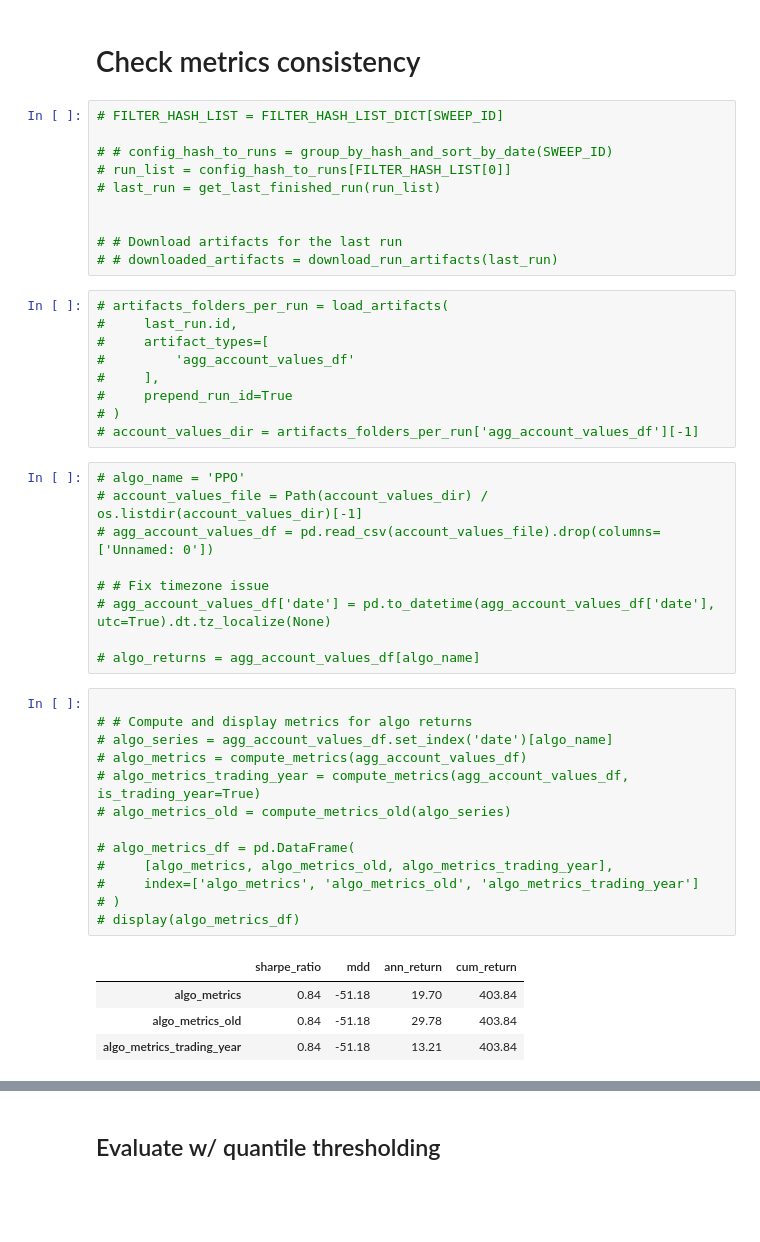
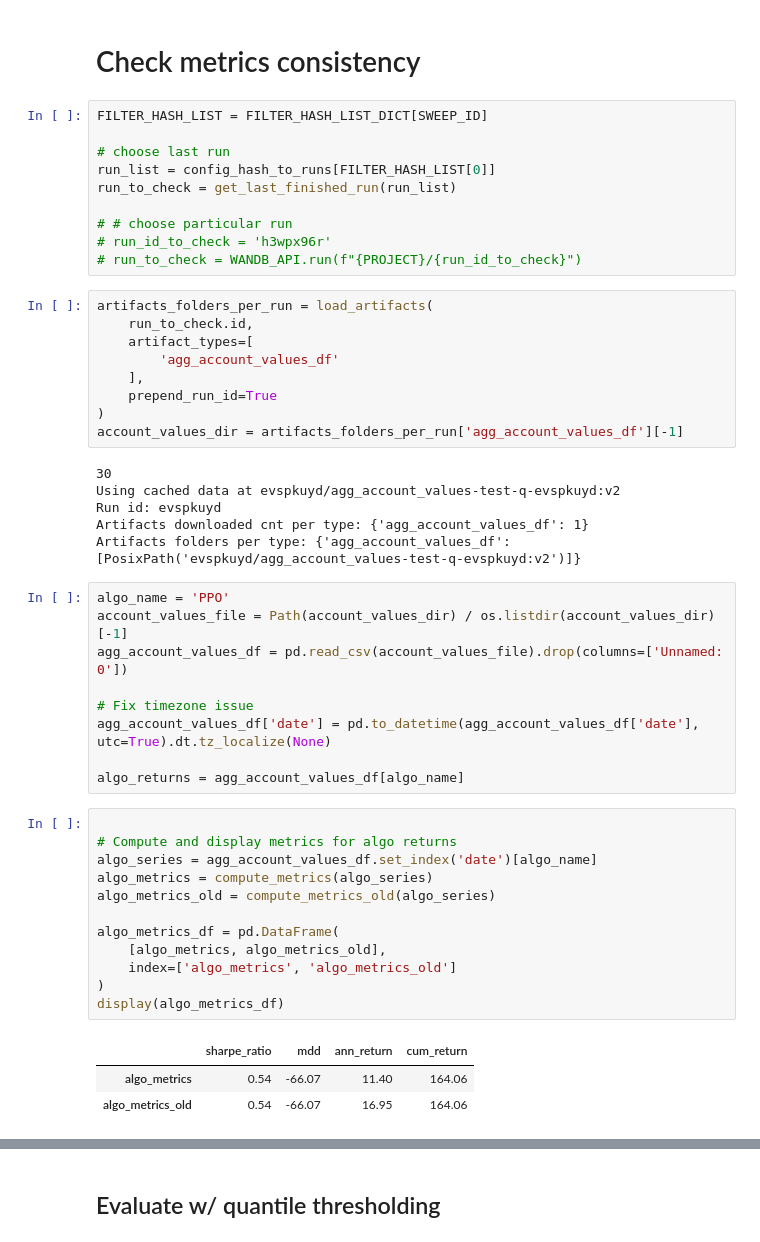
Before and after one commit to tony-pitchblack/FinRL, a Jupyter notebook: examples/finrl_dt_replicate_train_hft.ipynb, the cells around one changed output, grey strips where cells are left out. Drawn from its saved outputs; the diff is of its cells as text; blank space fills up the shorter version.

```diff
--- a/examples/finrl_dt_replicate_train_hft.ipynb
+++ b/examples/finrl_dt_replicate_train_hft.ipynb
@@ -8582,49 +9219,53 @@ Legend:
 # %% [markdown]
 # Check metrics consistency
-# %%
-# FILTER_HASH_LIST = FILTER_HASH_LIST_DICT[SWEEP_ID]
-
-# # config_hash_to_runs = group_by_hash_and_sort_by_date(SWEEP_ID)
-# run_list = config_hash_to_runs[FILTER_HASH_LIST[0]]
-# last_run = get_last_finished_run(run_list)
-
-
-# # Download artifacts for the last run
-# # downloaded_artifacts = download_run_artifacts(last_run)
+# %%
+FILTER_HASH_LIST = FILTER_HASH_LIST_DICT[SWEEP_ID]
+
+# choose last run
+run_list = config_hash_to_runs[FILTER_HASH_LIST[0]]
+run_to_check = get_last_finished_run(run_list)
+
+# # choose particular run
+# run_id_to_check = 'h3wpx96r'
+# run_to_check = WANDB_API.run(f"{PROJECT}/{run_id_to_check}")
 # %%
-# artifacts_folders_per_run = load_artifacts(
-#     last_run.id,
-#     artifact_types=[
-#         'agg_account_values_df'
-#     ],
-#     prepend_run_id=True
-# )
-# account_values_dir = artifacts_folders_per_run['agg_account_values_df'][-1]
+artifacts_folders_per_run = load_artifacts(
+    run_to_check.id,
+    artifact_types=[
+        'agg_account_values_df'
+    ],
+    prepend_run_id=True
+)
+account_values_dir = artifacts_folders_per_run['agg_account_values_df'][-1]
+# %% [output]
+30
+Using cached data at evspkuyd/agg_account_values-test-q-evspkuyd:v2
+Run id: evspkuyd
+Artifacts downloaded cnt per type: {'agg_account_values_df': 1}
+Artifacts folders per type: {'agg_account_values_df': [PosixPath('evspkuyd/agg_account_values-test-q-evspkuyd:v2')]}
 # %%
-# algo_name = 'PPO'
-# account_values_file = Path(account_values_dir) / os.listdir(account_values_dir)[-1]
-# agg_account_values_df = pd.read_csv(account_values_file).drop(columns=['Unnamed: 0'])
+algo_name = 'PPO'
+account_values_file = Path(account_values_dir) / os.listdir(account_values_dir)[-1]
+agg_account_values_df = pd.read_csv(account_values_file).drop(columns=['Unnamed: 0'])
 
-# # Fix timezone issue
-# agg_account_values_df['date'] = pd.to_datetime(agg_account_values_df['date'], utc=True).dt.tz_localize(None)
+# Fix timezone issue
+agg_account_values_df['date'] = pd.to_datetime(agg_account_values_df['date'], utc=True).dt.tz_localize(None)
 
-# algo_returns = agg_account_values_df[algo_name]
+algo_returns = agg_account_values_df[algo_name]
 # %%
 
-# # Compute and display metrics for algo returns
-# algo_series = agg_account_values_df.set_index('date')[algo_name]
-# algo_metrics = compute_metrics(agg_account_values_df)
-# algo_metrics_trading_year = compute_metrics(agg_account_values_df, is_trading_year=True)
-# algo_metrics_old = compute_metrics_old(algo_series)
+# Compute and display metrics for algo returns
+algo_series = agg_account_values_df.set_index('date')[algo_name]
+algo_metrics = compute_metrics(algo_series)
+algo_metrics_old = compute_metrics_old(algo_series)
 
-# algo_metrics_df = pd.DataFrame(
-#     [algo_metrics, algo_metrics_old, algo_metrics_trading_year],
-#     index=['algo_metrics', 'algo_metrics_old', 'algo_metrics_trading_year']
-# )
-# display(algo_metrics_df)
+algo_metrics_df = pd.DataFrame(
+    [algo_metrics, algo_metrics_old],
+    index=['algo_metrics', 'algo_metrics_old']
+)
+display(algo_metrics_df)
 # %% [output]
 |  | sharpe_ratio | mdd | ann_return | cum_return |
-| algo_metrics | 0.84 | -51.18 | 19.70 | 403.84 |
-| algo_metrics_old | 0.84 | -51.18 | 29.78 | 403.84 |
-| algo_metrics_trading_year | 0.84 | -51.18 | 13.21 | 403.84 |
+| algo_metrics | 0.54 | -66.07 | 11.40 | 164.06 |
+| algo_metrics_old | 0.54 | -66.07 | 16.95 | 164.06 |
 # %%
```
Also changed, not shown: parts of 44 cells of this notebook.
